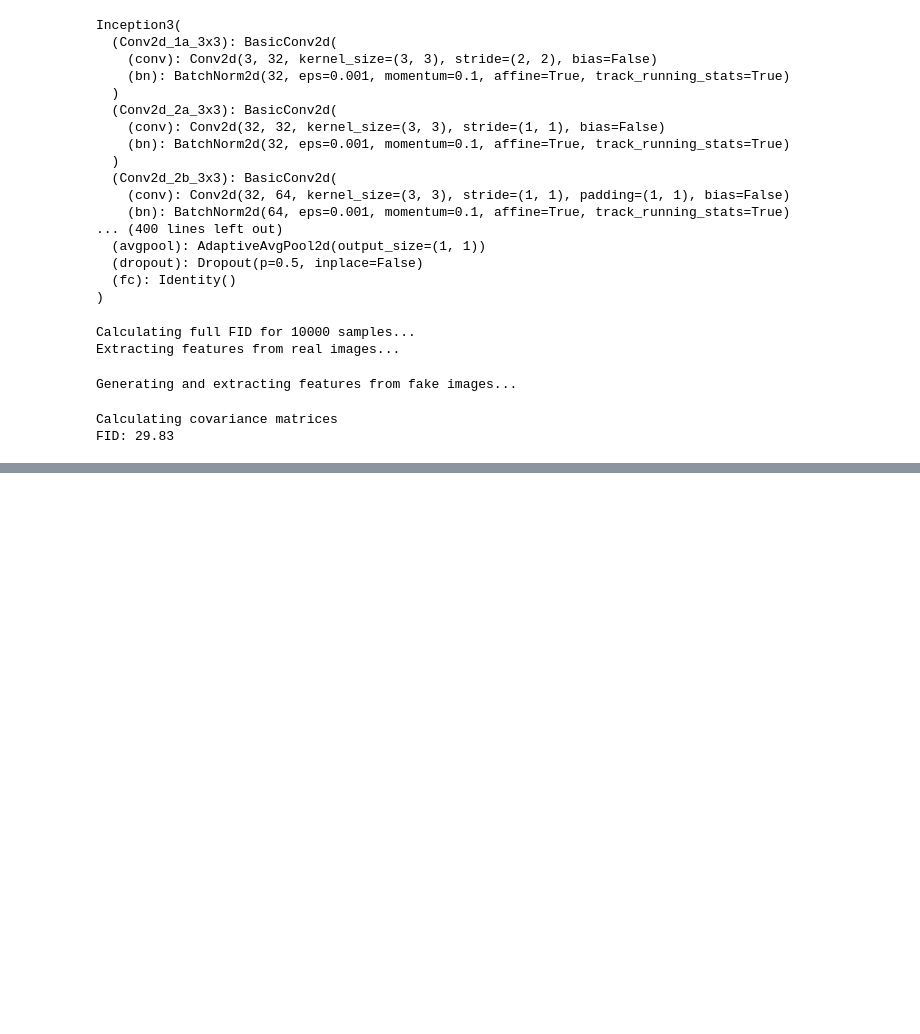
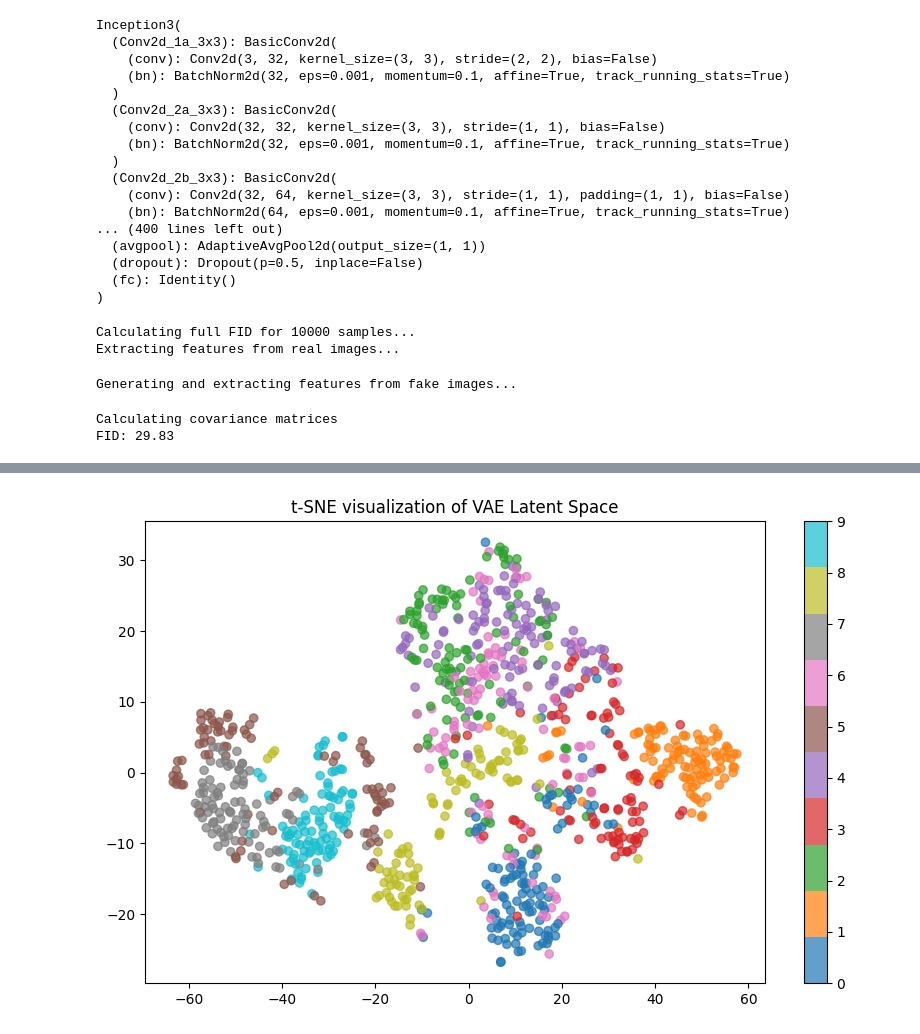
Before and after one commit to definitelynotbercik/ml_as5, a Jupyter notebook: main.ipynb, the cells around one changed output, grey strips where cells are left out. Cells and saved outputs as stored; diff of their text form; code cells hidden in the pictures; blank space fills up the shorter version.

```diff
--- a/main.ipynb
+++ b/main.ipynb
@@ -434,0 +582,22 @@ FID: 29.83
+# %%
+# Visualization of latent space - t-SNE
+model.eval()
+
+# Grab one large batch of test data
+test_data, test_labels = next(iter(test_loader))
+test_data = test_data.view(-1, 784).to(device)
+
+with torch.no_grad():
+    mu, _ = model.encode(test_data)
+    mu = mu.cpu().numpy()
+
+tsne = TSNE(n_components=2, random_state=42)
+latent_2d = tsne.fit_transform(mu)
+
+plt.figure(figsize=(10, 6))
+scatter = plt.scatter(latent_2d[:, 0], latent_2d[:, 1], c=test_labels.numpy(), cmap='tab10', alpha=0.7)
+plt.colorbar(scatter, ticks=range(10))
+plt.title("t-SNE visualization of VAE Latent Space")
+plt.show()
+# %% [output]
+[figure, added]
```
Also changed, not shown: parts of 29 cells of this notebook, 1 other file.
